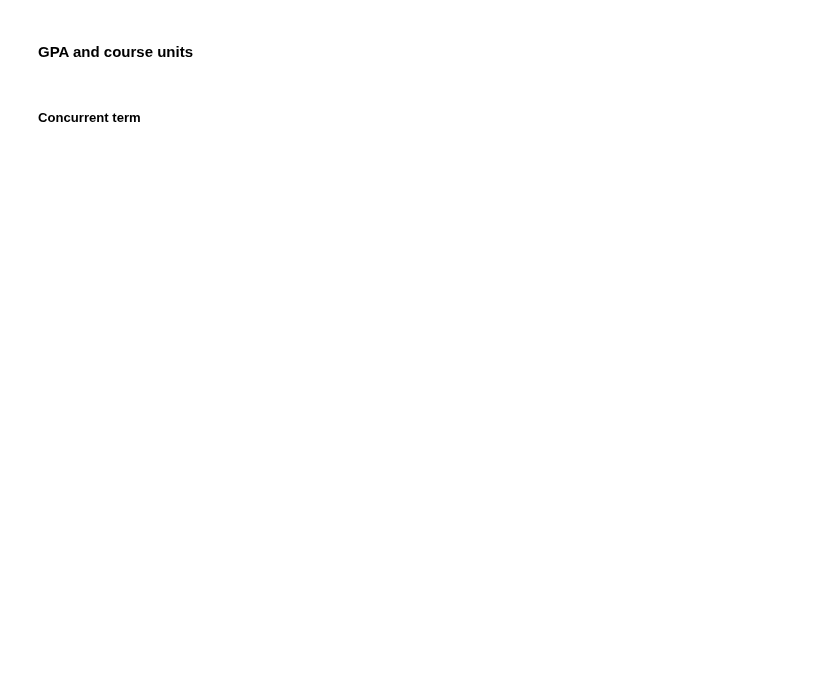
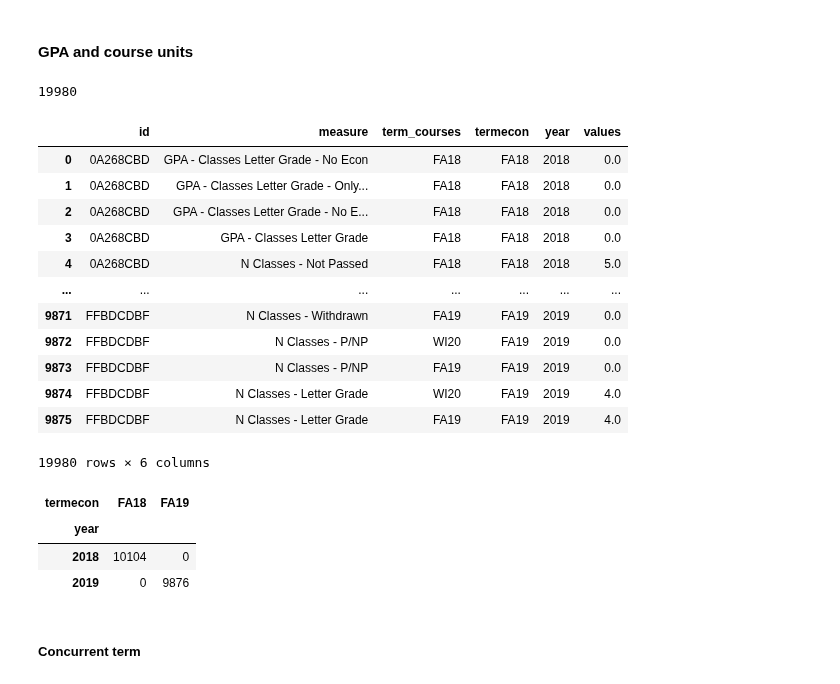
Before and after one commit to zagoodman/microeconomics_videos, a Jupyter notebook: jupyter/assemble_data.ipynb, the cells around one changed output. Drawn from its saved outputs; the diff is of its cells as text; code cells hidden in the pictures; blank space fills up the shorter version.

```diff
--- a/jupyter/assemble_data.ipynb
+++ b/jupyter/assemble_data.ipynb
@@ -120,16 +140,36 @@ print(dfd.isnull().sum())
 # %% [markdown]
 #### GPA and course units
 # %%
-df = pd.read_excel("../data/raw/Econ-Goodman-Su20-Student-quarter-level_FA18-WI19.xlsx")
+df = pd.read_csv("../data/raw/Econ-Goodman-Su20-Student-quarter-level_FA18-WI.csv")
 df.columns = [x.lower() for x in df.columns]
 df = df.z.get_vars()
-df2 = pd.read_excel("../data/raw/Econ-Goodman-Su20-Student-quarter-level_FA19-WI20.xlsx")
+df2 = pd.read_csv("../data/raw/Econ-Goodman-Su20-Student-quarter-level_FA19-WI.csv")
 df2.columns = [x.lower() for x in df2.columns]
 df2 = df2.z.get_vars()
 
-df = pd.concat([df, df2], 0)
+df = pd.concat([df, df2])
 print(len(df))
-display(pd.crosstab(df.year, df.term))
+display(df)
+display(pd.crosstab(df.year, df.termecon))
+# %% [output]
+19980
+|  | id | measure | term_courses | termecon | year | values |
+| 0 | 0A268CBD | GPA - Classes Letter Grade - No Econ | FA18 | FA18 | 2018 | 0.0 |
+| 1 | 0A268CBD | GPA - Classes Letter Grade - Only... | FA18 | FA18 | 2018 | 0.0 |
+| 2 | 0A268CBD | GPA - Classes Letter Grade - No E... | FA18 | FA18 | 2018 | 0.0 |
+| 3 | 0A268CBD | GPA - Classes Letter Grade | FA18 | FA18 | 2018 | 0.0 |
+| 4 | 0A268CBD | N Classes - Not Passed | FA18 | FA18 | 2018 | 5.0 |
+| ... | ... | ... | ... | ... | ... | ... |
+| 9871 | FFBDCDBF | N Classes - Withdrawn | FA19 | FA19 | 2019 | 0.0 |
+| 9872 | FFBDCDBF | N Classes - P/NP | WI20 | FA19 | 2019 | 0.0 |
+| 9873 | FFBDCDBF | N Classes - P/NP | FA19 | FA19 | 2019 | 0.0 |
+| 9874 | FFBDCDBF | N Classes - Letter Grade | WI20 | FA19 | 2019 | 4.0 |
+| 9875 | FFBDCDBF | N Classes - Letter Grade | FA19 | FA19 | 2019 | 4.0 |
+19980 rows × 6 columns
+| termecon | FA18 | FA19 |
+| year |  |  |
+| 2018 | 10104 | 0 |
+| 2019 | 0 | 9876 |
 # %% [markdown]
 ##### Concurrent term
 # %%
```
Also changed, not shown: parts of 21 cells of this notebook, 16 other files.
